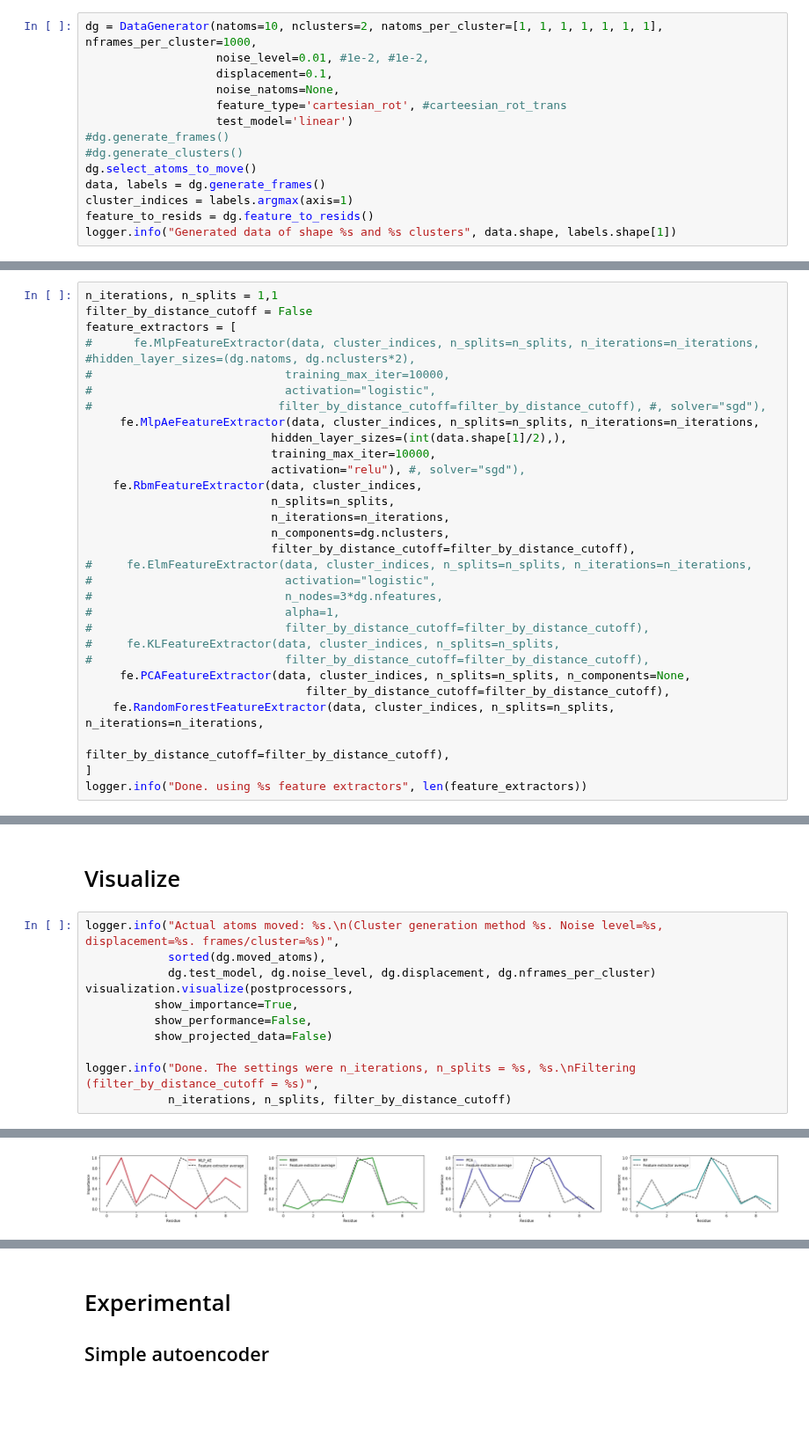
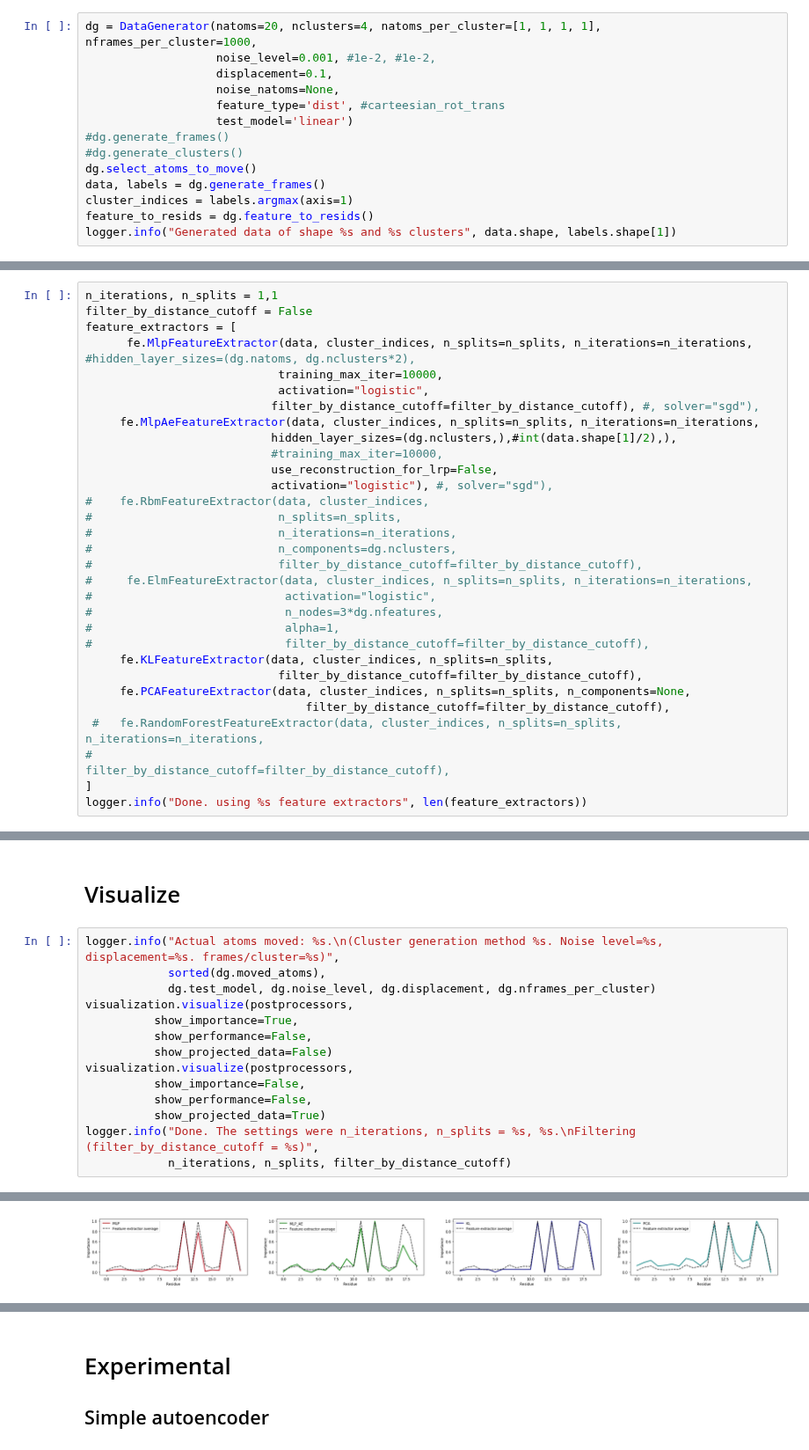
Before and after one commit to mkasimova/Neural.Network.Relevance.Propagation, a Jupyter notebook: random_data.ipynb, the cells around one changed output, grey strips where cells are left out. Shown at 88% size. Cells and saved outputs as stored; diff of their text form; blank space fills up the shorter version.

```diff
--- a/random_data.ipynb
+++ b/random_data.ipynb
@@ -25,11 +25,11 @@ logger = logging.getLogger("dataGenNb")
 
 Data should be in an appropriate format and filtered before when we load it here. It does not have to be scaled.
 # %%
-dg = DataGenerator(natoms=10, nclusters=2, natoms_per_cluster=[1, 1, 1, 1, 1, 1, 1], nframes_per_cluster=1000,
-                   noise_level=0.01, #1e-2, #1e-2,
+dg = DataGenerator(natoms=20, nclusters=4, natoms_per_cluster=[1, 1, 1, 1], nframes_per_cluster=1000,
+                   noise_level=0.001, #1e-2, #1e-2,
                    displacement=0.1,
                    noise_natoms=None,
-                   feature_type='cartesian_rot', #carteesian_rot_trans
+                   feature_type='dist', #carteesian_rot_trans
                    test_model='linear')
 #dg.generate_frames()
 #dg.generate_clusters()
@@ -79,30 +79,31 @@ Every method is encapsulated in a so called FeatureExtractor class which all fol
 n_iterations, n_splits = 1,1
 filter_by_distance_cutoff = False
 feature_extractors = [
-#      fe.MlpFeatureExtractor(data, cluster_indices, n_splits=n_splits, n_iterations=n_iterations, #hidden_layer_sizes=(dg.natoms, dg.nclusters*2),
-#                            training_max_iter=10000,
-#                            activation="logistic",
-#                           filter_by_distance_cutoff=filter_by_distance_cutoff), #, solver="sgd"),
+      fe.MlpFeatureExtractor(data, cluster_indices, n_splits=n_splits, n_iterations=n_iterations, #hidden_layer_sizes=(dg.natoms, dg.nclusters*2),
+                            training_max_iter=10000,
+                            activation="logistic",
+                           filter_by_distance_cutoff=filter_by_distance_cutoff), #, solver="sgd"),
      fe.MlpAeFeatureExtractor(data, cluster_indices, n_splits=n_splits, n_iterations=n_iterations,
-                           hidden_layer_sizes=(int(data.shape[1]/2),),
-                           training_max_iter=10000,
-                           activation="relu"), #, solver="sgd"),
-    fe.RbmFeatureExtractor(data, cluster_indices,
-                           n_splits=n_splits,
-                           n_iterations=n_iterations,
-                           n_components=dg.nclusters,
-                           filter_by_distance_cutoff=filter_by_distance_cutoff),
+                           hidden_layer_sizes=(dg.nclusters,),#int(data.shape[1]/2),),
+                           #training_max_iter=10000,
+                           use_reconstruction_for_lrp=False,
+                           activation="logistic"), #, solver="sgd"),
+#    fe.RbmFeatureExtractor(data, cluster_indices,
+#                           n_splits=n_splits,
+#                           n_iterations=n_iterations,
+#                           n_components=dg.nclusters,
+#                           filter_by_distance_cutoff=filter_by_distance_cutoff),
 #     fe.ElmFeatureExtractor(data, cluster_indices, n_splits=n_splits, n_iterations=n_iterations,
 #                            activation="logistic",
 #                            n_nodes=3*dg.nfeatures,
 #                            alpha=1,
 #                            filter_by_distance_cutoff=filter_by_distance_cutoff),
-#     fe.KLFeatureExtractor(data, cluster_indices, n_splits=n_splits,
-#                            filter_by_distance_cutoff=filter_by_distance_cutoff),
+     fe.KLFeatureExtractor(data, cluster_indices, n_splits=n_splits,
+                            filter_by_distance_cutoff=filter_by_distance_cutoff),
      fe.PCAFeatureExtractor(data, cluster_indices, n_splits=n_splits, n_components=None,
                                 filter_by_distance_cutoff=filter_by_distance_cutoff),
-    fe.RandomForestFeatureExtractor(data, cluster_indices, n_splits=n_splits, n_iterations=n_iterations,
-                                                               filter_by_distance_cutoff=filter_by_distance_cutoff),
+ #   fe.RandomForestFeatureExtractor(data, cluster_indices, n_splits=n_splits, n_iterations=n_iterations,
+#                                                               filter_by_distance_cutoff=filter_by_distance_cutoff),
 ]
 logger.info("Done. using %s feature extractors", len(feature_extractors))
 # %% [output]
@@ -245,7 +246,10 @@ visualization.visualize(postprocessors,
           show_importance=True,
           show_performance=False,
           show_projected_data=False)
-
+visualization.visualize(postprocessors,
+          show_importance=False,
+          show_performance=False,
+          show_projected_data=True)
 logger.info("Done. The settings were n_iterations, n_splits = %s, %s.\nFiltering (filter_by_distance_cutoff = %s)",
             n_iterations, n_splits, filter_by_distance_cutoff)
 # %% [output]
@@ -255 +259 @@ logger.info("Done. The settings were n_iterations, n_splits = %s, %s.\nFiltering
-[figure, old version]
+[figure, new version]
```
Also changed, not shown: parts of 8 cells of this notebook, 3 other files.
